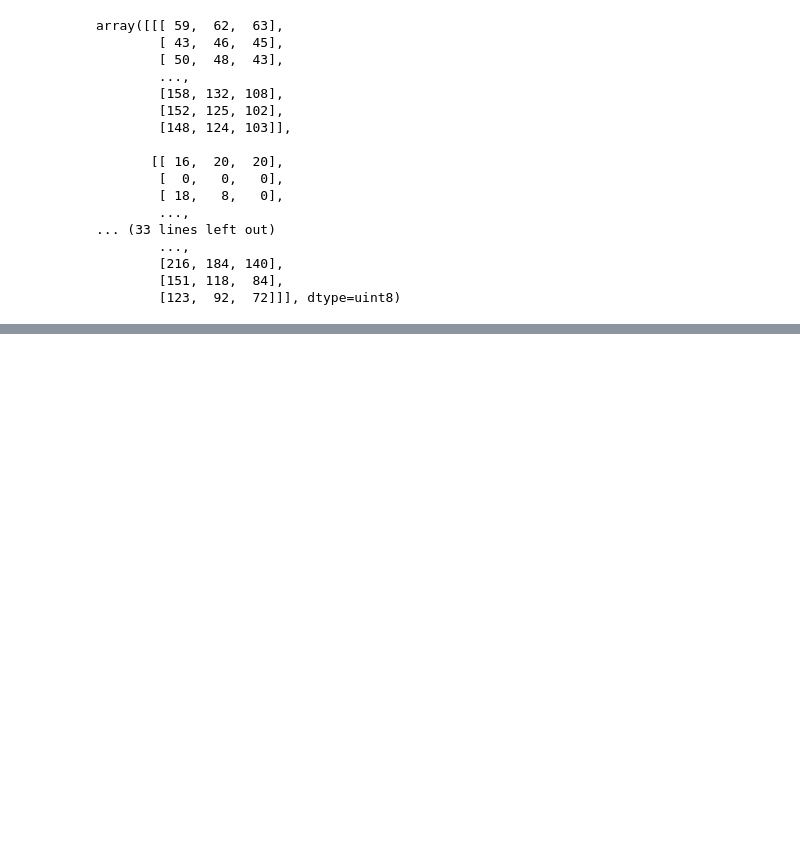
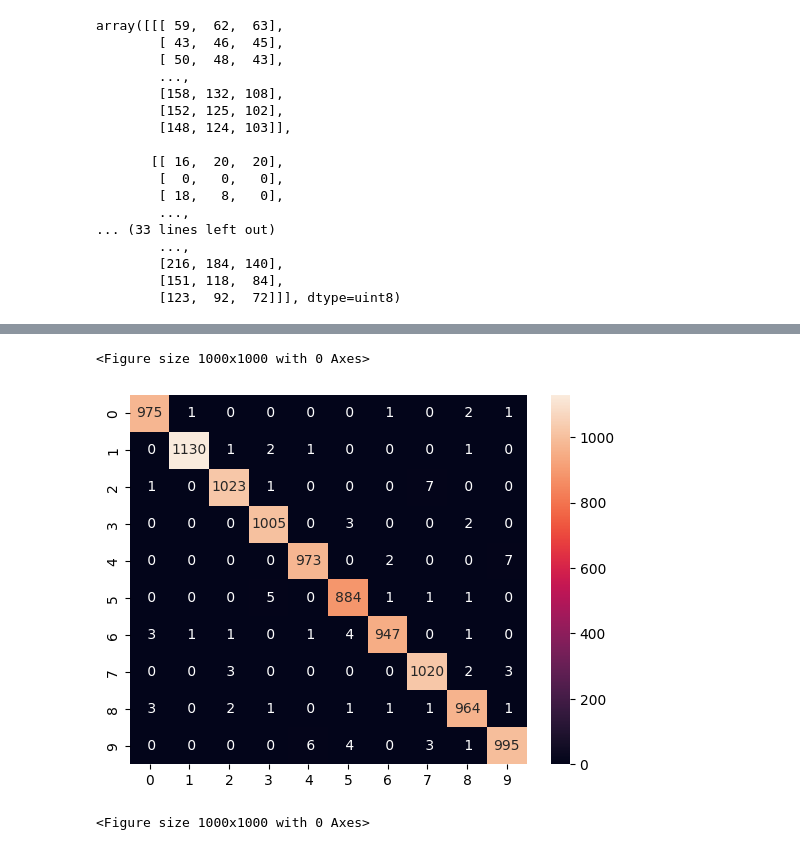
Before and after one commit to ADITYAGUPTAx/Deep-Learning, a Jupyter notebook: CNN.ipynb, the cells around one changed output, grey strips where cells are left out. Cells and saved outputs as stored; diff of their text form; code cells hidden in the pictures; blank space fills up the shorter version.

```diff
--- a/CNN.ipynb
+++ b/CNN.ipynb
@@ -38,0 +172,3 @@ y1=y1.reshape(-1,)
+# %%
+x1=x1/255
+x2=x2/255
@@ -38,0 +179,15 @@ y1=y1.reshape(-1,)
+# %%
+CNN = models.Sequential([
+    layers.Conv2D(filters=18,kernel_size=(3,3), input_shape=(28,28,1),activation='relu'),
+    layers.AveragePooling2D(pool_size=(2,2)),
+    layers.Conv2D(36,kernel_size=(3,3),activation='relu'),
+    layers.AveragePooling2D(pool_size=(2,2)),
+    layers.Flatten(),
+    layers.Dense(128,activation='relu'),
+    layers.Dropout(0.4),
+    layers.Dense(10,activation='softmax')
+])
+
+CNN.compile(optimizer='adam',loss='sparse_categorical_crossentropy',metrics=['accuracy'])
+
+CNN.fit(x1,y1,epochs=10)
@@ -38,0 +221,2 @@ y1=y1.reshape(-1,)
+# %%
+y_pred=[np.argmax(i) for i in CNN.predict(x2)]
@@ -38,0 +238,4 @@ y1=y1.reshape(-1,)
+# %%
+from sklearn.metrics import confusion_matrix, classification_report
+cn=confusion_matrix(y2,y_pred)
+print(classification_report(y2,y_pred))
@@ -38,0 +259,9 @@ y1=y1.reshape(-1,)
+# %%
+import seaborn as sns
+
+sns.heatmap(cn, annot=True,fmt="2d")
+plt.figure(figsize=(10,10))
+# %% [output]
+<Figure size 1000x1000 with 0 Axes>
+[figure, added]
+<Figure size 1000x1000 with 0 Axes>
```
Also changed, not shown: parts of 21 cells of this notebook.
